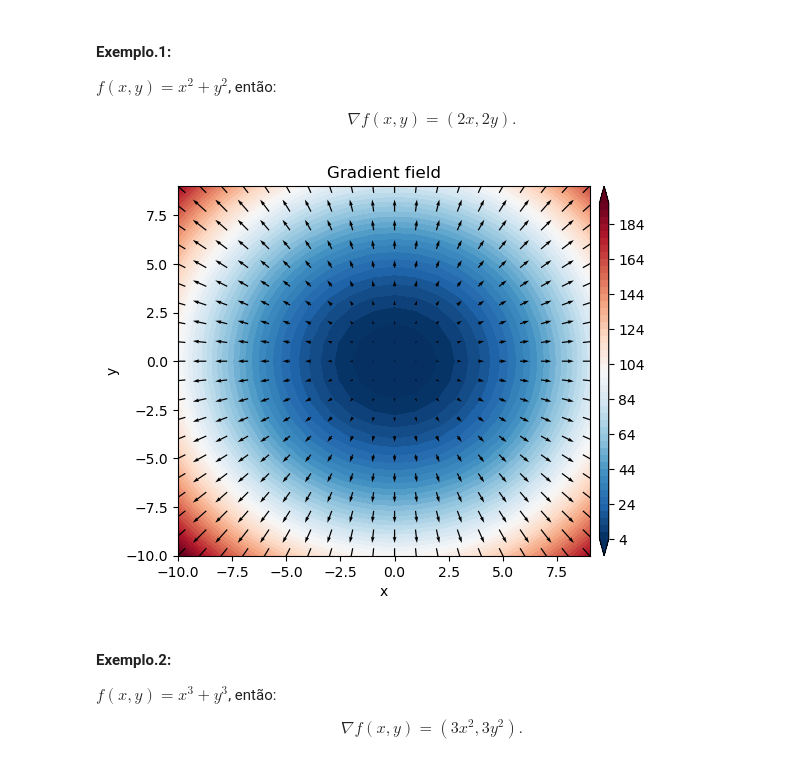
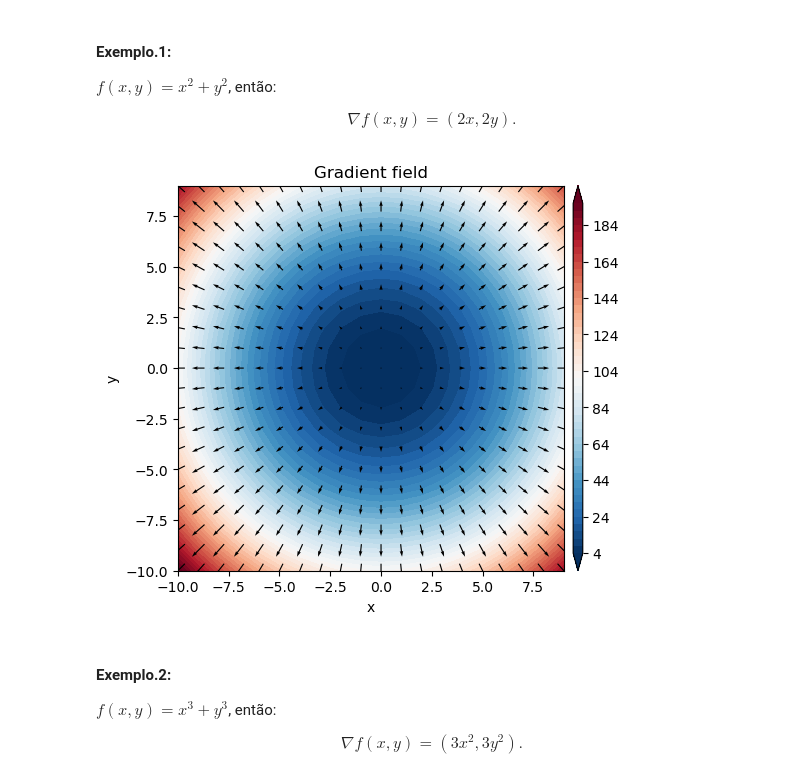
Before and after one commit to andrelreis/geofisica1, a Jupyter notebook: code/0. analise_vetorial/analise_vetorial.ipynb, the cells around one changed output. Saved outputs shown, nothing was run; the diff lists cells and outputs as text; code cells hidden in the pictures.

```diff
--- a/code/0. analise_vetorial/analise_vetorial.ipynb
+++ b/code/0. analise_vetorial/analise_vetorial.ipynb
@@ -157,18 +172,18 @@ fxy = X*X + Y*Y
 fx = 2*X
 fy = 2*Y
 # %%
-fig,ax = plt.subplots()
+fig,ax = plt.subplots(figsize=(6,5))
 
 cm = ax.contourf(X,Y,fxy,50,cmap='RdBu_r',extend='both')
 q = ax.quiver(X, Y, fx, fy,pivot='mid',color='k')
 fig.colorbar(cm, ax=ax,shrink=1.0,aspect=40,pad=0.02)
 ax.set_title('Gradient field')
 ax.set_xlabel('x')
 ax.set_ylabel('y')
 
 plt.show()
 # %% [output]
-[figure, old version]
+[figure, new version]
 # %% [markdown]
 #### Exemplo.2:
 
```
Also changed, not shown: parts of 6 cells of this notebook.
